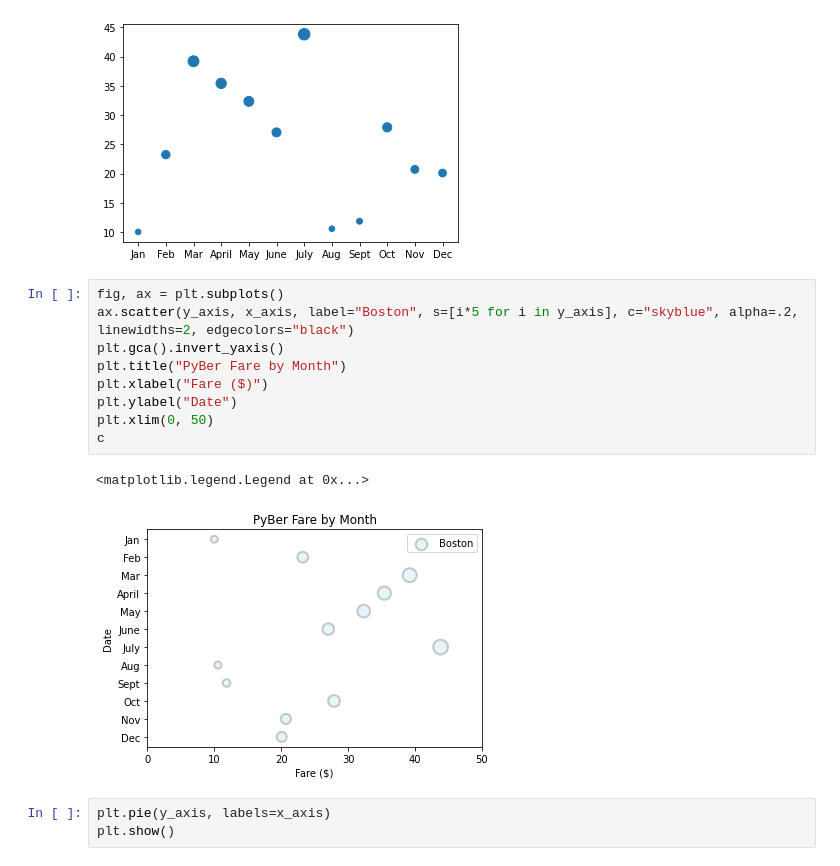
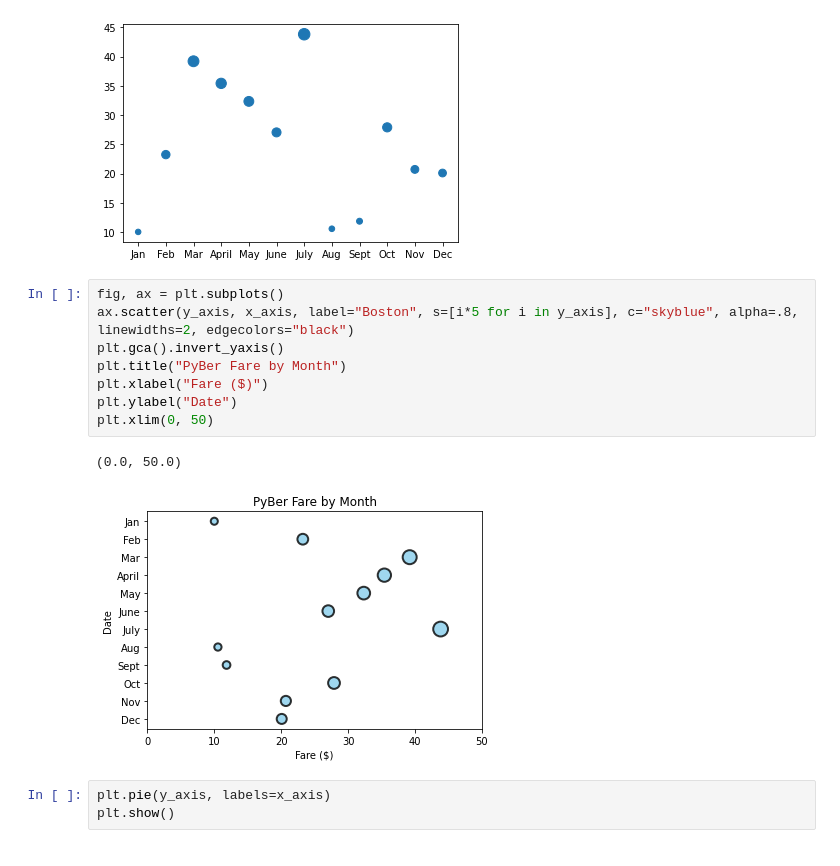
Before and after one commit to nickjlupu/PyBer_Analysis, a Jupyter notebook: matplotlib_practice.ipynb, the cells around one changed output. Cells and saved outputs as stored; diff of their text form.

```diff
--- a/matplotlib_practice.ipynb
+++ b/matplotlib_practice.ipynb
@@ -213,16 +213,15 @@ plt.scatter(x_axis, y_axis, s = [i * 3 for i in y_axis])
 [figure]
 # %%
 fig, ax = plt.subplots()
-ax.scatter(y_axis, x_axis, label="Boston", s=[i*5 for i in y_axis], c="skyblue", alpha=.2, linewidths=2, edgecolors="black")
+ax.scatter(y_axis, x_axis, label="Boston", s=[i*5 for i in y_axis], c="skyblue", alpha=.8, linewidths=2, edgecolors="black")
 plt.gca().invert_yaxis()
 plt.title("PyBer Fare by Month")
 plt.xlabel("Fare ($)")
 plt.ylabel("Date")
 plt.xlim(0, 50)
-c
 # %% [output]
-<matplotlib.legend.Legend at 0x...>
+(0.0, 50.0)
-[figure, old version]
+[figure, new version]
 # %%
 plt.pie(y_axis, labels=x_axis)
 plt.show()
```
Also changed, not shown: 14 other files.
